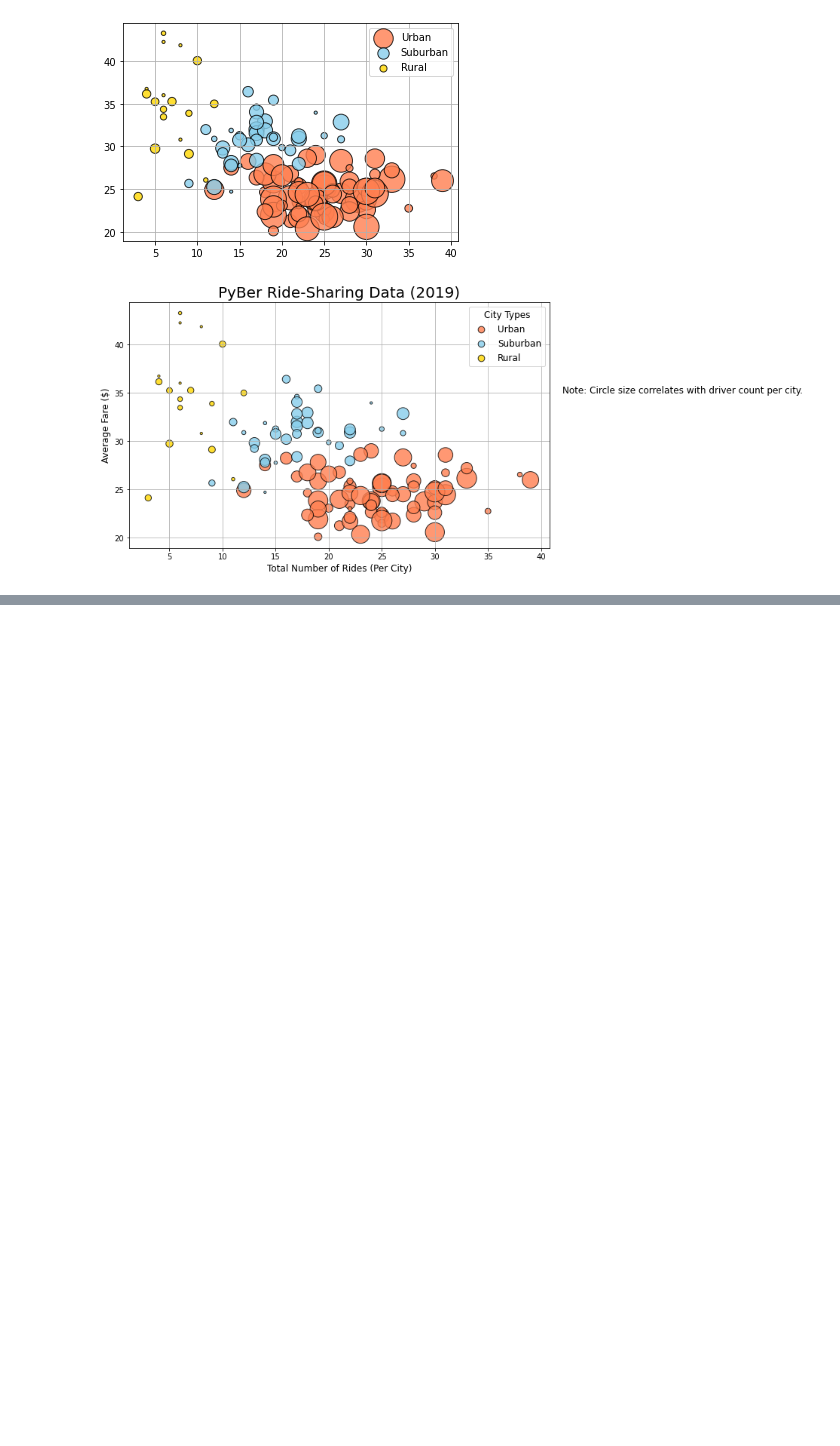
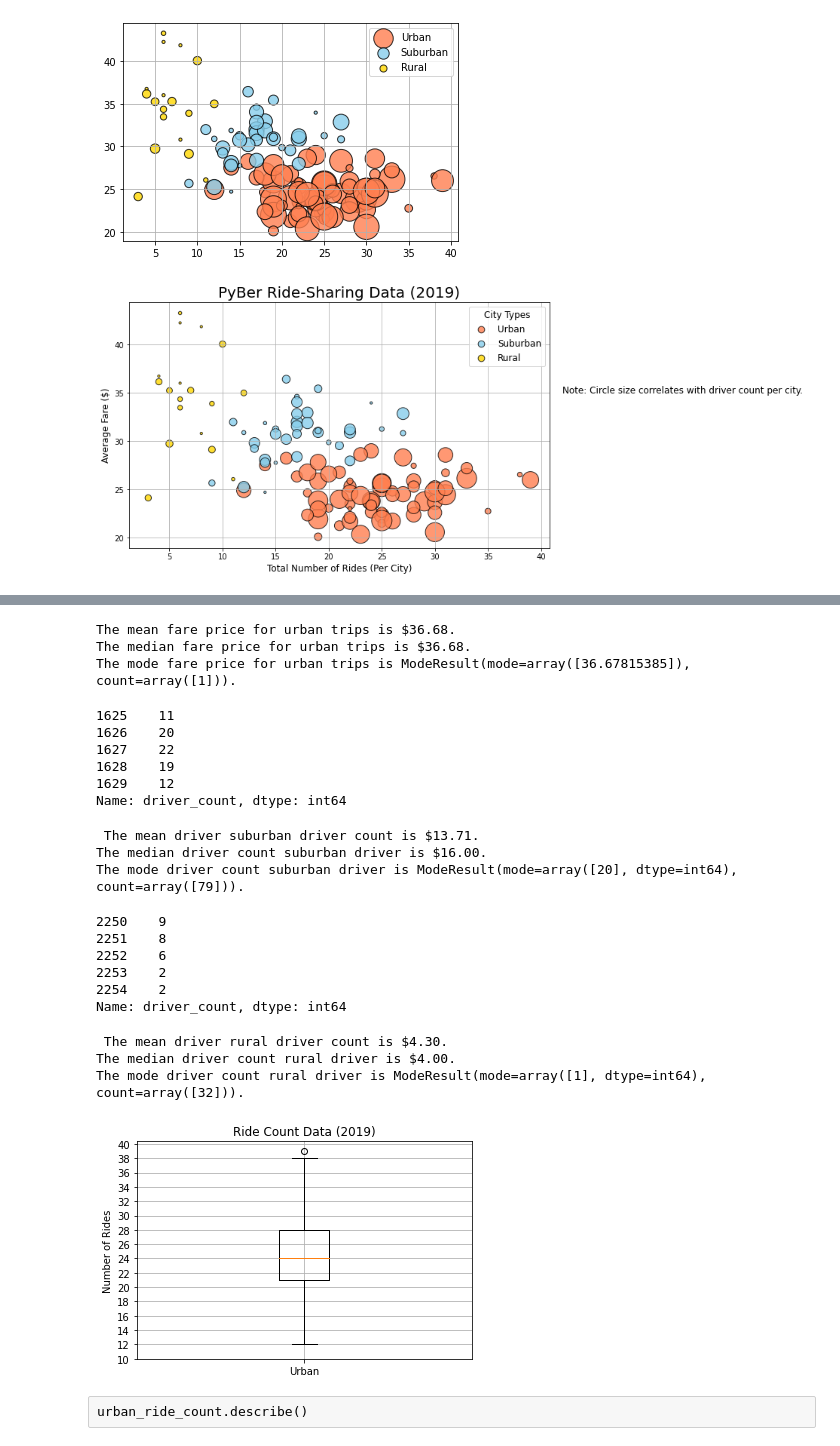
Before and after one commit to Tobi1018/PyBer_Analysis, a Jupyter notebook: PyBer.ipynb, the cells around one changed output, grey strips where cells are left out. Cells and saved outputs as stored; diff of their text form; code cells hidden in the pictures; blank space fills up the shorter version.

```diff
--- a/PyBer.ipynb
+++ b/PyBer.ipynb
@@ -337,0 +487,74 @@ plt.show()
+# %%
+mean_urban_drivers  = np.mean(urban_drivers)
+print(f"The mean fare price for urban driver is ${mean_urban_drivers:.2f}.")
+
+median_urban_drivers = np.median(urban_drivers)
+print(f"The median fare price for urban driver is ${median_urban_drivers:.2f}.")
+
+mode_urban_drivers = sts.mode(urban_drivers)
+print(f"The mode fare price for urban driver is {mode_urban_drivers}.")
+# %% [output]
+The mean fare price for urban trips is $36.68.
+The median fare price for urban trips is $36.68.
+The mode fare price for urban trips is ModeResult(mode=array([36.67815385]), count=array([1])).
+# %%
+suburban_drivers =suburban_cities_df['driver_count']
+suburban_drivers.head()
+# %% [output]
+1625    11
+1626    20
+1627    22
+1628    19
+1629    12
+Name: driver_count, dtype: int64
+# %%
+mean_suburban_drivers = np.mean(suburban_drivers)
+print(f" The mean driver suburban driver count is ${mean_suburban_drivers:.2f}. ")
+
+median_suburban_drivers = np.median(suburban_drivers)
+print(f"The median driver count suburban driver is ${median_suburban_drivers:.2f}.")
+
+mode_suburban_drivers = sts.mode(suburban_drivers)
+print(f"The mode driver count suburban driver is {mode_suburban_drivers}.")
+# %% [output]
+ The mean driver suburban driver count is $13.71.
+The median driver count suburban driver is $16.00.
+The mode driver count suburban driver is ModeResult(mode=array([20], dtype=int64), count=array([79])).
+# %%
+rural_drivers =rural_cities_df['driver_count']
+rural_drivers.head()
+# %% [output]
+2250    9
+2251    8
+2252    6
+2253    2
+2254    2
+Name: driver_count, dtype: int64
+# %%
+mean_rural_drivers = np.mean(rural_drivers)
+print(f" The mean driver rural driver count is ${mean_rural_drivers:.2f}. ")
+
+median_rural_drivers = np.median(rural_drivers)
+print(f"The median driver count rural driver is ${median_rural_drivers:.2f}.")
+
+mode_rural_drivers = sts.mode(rural_drivers)
+print(f"The mode driver count rural driver is {mode_rural_drivers}.")
+# %% [output]
+ The mean driver rural driver count is $4.30.
+The median driver count rural driver is $4.00.
+The mode driver count rural driver is ModeResult(mode=array([1], dtype=int64), count=array([32])).
+# %%
+# Create a box-and-whisker plot for the urban cities ride count.
+x_labels = ["Urban"]
+fig, ax = plt.subplots()
+ax.boxplot(urban_ride_count, labels=x_labels)
+# Add the title, y-axis label and grid.
+ax.set_title('Ride Count Data (2019)')
+ax.set_ylabel('Number of Rides')
+ax.set_yticks(np.arange(10, 41, step=2.0))
+ax.grid()
+plt.show()
+# %% [output]
+[figure, added]
+# %% [raw]
+urban_ride_count.describe()
```
Also changed, not shown: parts of 27 cells of this notebook, 5 other files.
